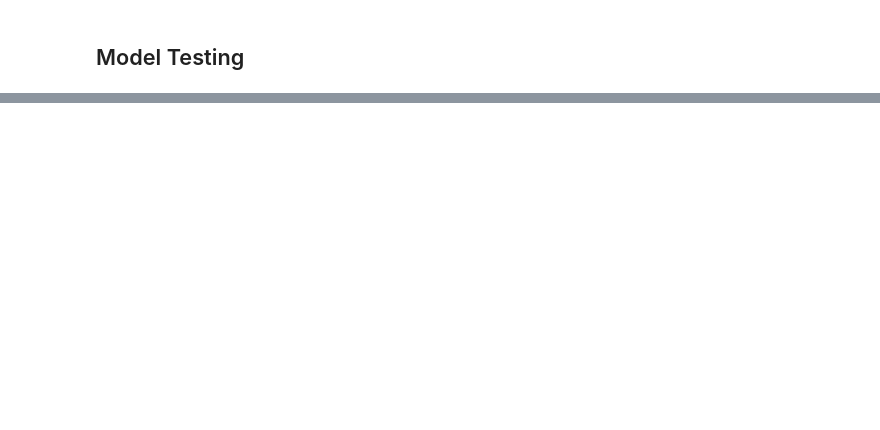
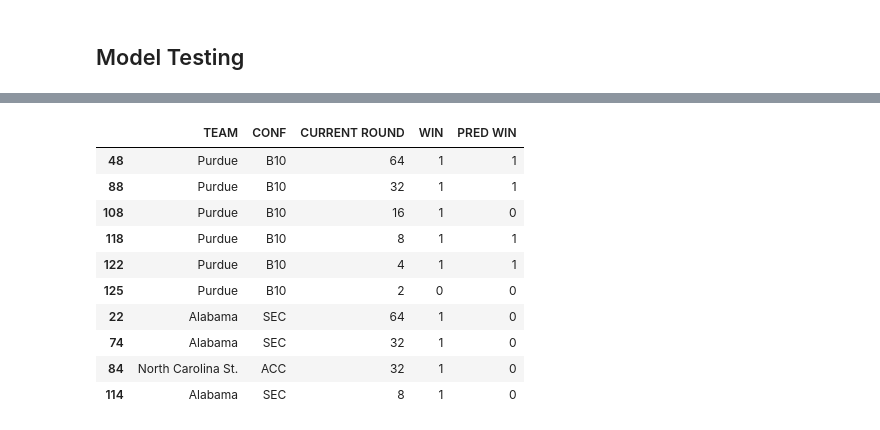
Before and after one commit to nicholaskim1004/MarchMadness, a Jupyter notebook: madness.ipynb, the cells around one changed output, grey strips where cells are left out. Saved outputs shown, nothing was run; the diff lists cells and outputs as text; code cells hidden in the pictures; blank space fills up the shorter version.

```diff
--- a/madness.ipynb
+++ b/madness.ipynb
@@ -667,0 +715,12 @@ predictors = diff_team_statts.drop(['YEAR'])
+# %%
+parameter_grid = {
+    'max_depth':np.arange(5, 11, 1),
+    'min_child_weight':np.arange(0, 7, 1),
+    'colsample_bytree':np.arange(0.5, 1.1, .1)
+}
+
+boost = XGBClassifier(n_estimators=1000,learning_rate=.0005,random_state=42)
+
+grid_search = GridSearchCV(boost,param_grid=parameter_grid,cv=5,scoring='accuracy')
+
+grid_search.fit(x_train,y_train)
@@ -667,0 +762,4 @@ predictors = diff_team_statts.drop(['YEAR'])
+# %%
+best_xg = XGBClassifier(n_estimators=1000,learning_rate=.0005,colsample_bytree=0.6,min_child_weight=4,max_depth=6,random_state=42)
+best_xg.fit(x_train,y_train)
+pred = best_xg.predict(x_test)
@@ -667,0 +787,27 @@ predictors = diff_team_statts.drop(['YEAR'])
+# %%
+
+def sim_tourney(df,model):
+    rounds = [64,32,16,8,4,2]
+    sim = {}
+
+    features = df.iloc[:,10:].columns
+    targ = 'WIN'
+
+    for rd in rounds:
+        cur_rd = df.loc[df['ROUND']==rd]
+
+        x_cur_rd = cur_rd[features]
+
+        cur_rd = cur_rd[['TEAM','CONF','CURRENT ROUND','WIN']]
+        cur_rd.loc[:,'PRED WIN'] = model.predict(x_cur_rd)
+
+        sim[f'{rd}'] = cur_rd
+
+        next_rd = cur_rd.loc[cur_rd['PRED WIN']==1]
+        next_rd.loc[:, 'ROUND'] = rd / 2
+
+        df = df.drop(df.loc[df['ROUND'] == rd].index)  # Drop old round
+        df = pd.concat([df, next_rd])
+    return sim
+
+simulated_24 = sim_tourney(s24,best_xg)
@@ -667,0 +832,14 @@ predictors = diff_team_statts.drop(['YEAR'])
+# %%
+simulated_24["2"]
+# %% [output]
+|  | TEAM | CONF | CURRENT ROUND | WIN | PRED WIN |
+| 48 | Purdue | B10 | 64 | 1 | 1 |
+| 88 | Purdue | B10 | 32 | 1 | 1 |
+| 108 | Purdue | B10 | 16 | 1 | 0 |
+| 118 | Purdue | B10 | 8 | 1 | 1 |
+| 122 | Purdue | B10 | 4 | 1 | 1 |
+| 125 | Purdue | B10 | 2 | 0 | 0 |
+| 22 | Alabama | SEC | 64 | 1 | 0 |
+| 74 | Alabama | SEC | 32 | 1 | 0 |
+| 84 | North Carolina St. | ACC | 32 | 1 | 0 |
+| 114 | Alabama | SEC | 8 | 1 | 0 |
```
Also changed, not shown: parts of 16 cells of this notebook.
